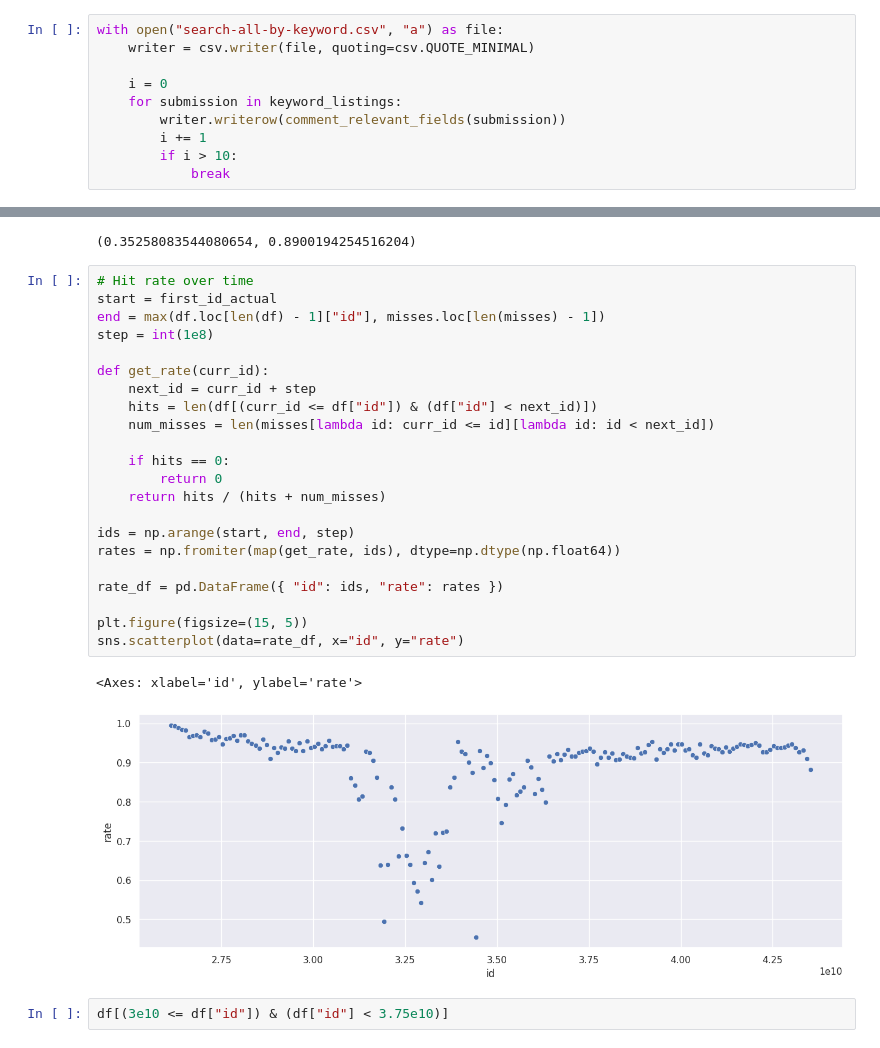
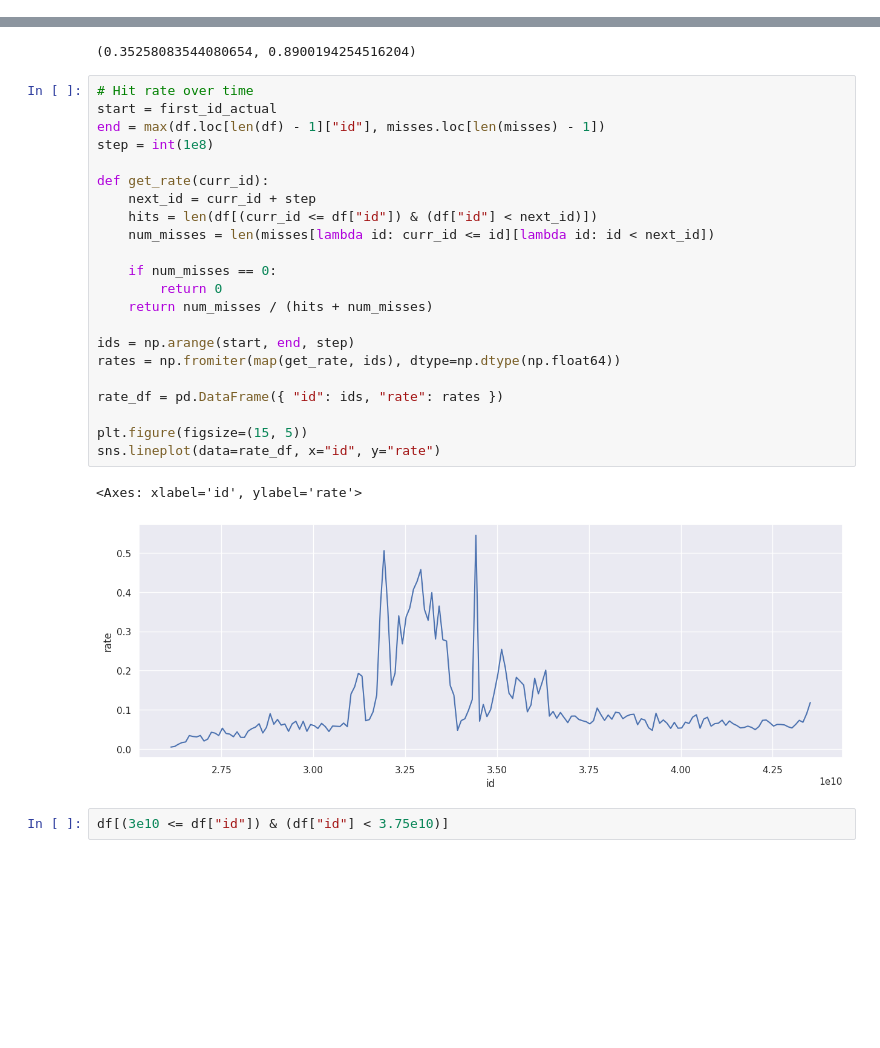
Before and after one commit to gems-cyberlang/cyberlang-learning, a Jupyter notebook: praw-comments-script/praw-playground.ipynb, the cells around one changed output, grey strips where cells are left out. Saved outputs shown, nothing was run; the diff lists cells and outputs as text; blank space fills up the shorter version.

```diff
--- a/praw-comments-script/praw-playground.ipynb
+++ b/praw-comments-script/praw-playground.ipynb
@@ -69,10 +59,0 @@ keyword_listings = search(
-# %%
-with open("search-all-by-keyword.csv", "a") as file:
-    writer = csv.writer(file, quoting=csv.QUOTE_MINIMAL)
-
-    i = 0
-    for submission in keyword_listings:
-        writer.writerow(comment_relevant_fields(submission))
-        i += 1
-        if i > 10:
-            break
@@ -427,28 +335,28 @@ all, exclude_invalid
 # %%
 # Hit rate over time
 start = first_id_actual
 end = max(df.loc[len(df) - 1]["id"], misses.loc[len(misses) - 1])
 step = int(1e8)
 
 def get_rate(curr_id):
     next_id = curr_id + step
     hits = len(df[(curr_id <= df["id"]) & (df["id"] < next_id)])
     num_misses = len(misses[lambda id: curr_id <= id][lambda id: id < next_id])
 
-    if hits == 0:
+    if num_misses == 0:
         return 0
-    return hits / (hits + num_misses)
+    return num_misses / (hits + num_misses)
 
 ids = np.arange(start, end, step)
 rates = np.fromiter(map(get_rate, ids), dtype=np.dtype(np.float64))
 
 rate_df = pd.DataFrame({ "id": ids, "rate": rates })
 
 plt.figure(figsize=(15, 5))
-sns.scatterplot(data=rate_df, x="id", y="rate")
+sns.lineplot(data=rate_df, x="id", y="rate")
 # %% [output]
 <Axes: xlabel='id', ylabel='rate'>
-[figure, old version]
+[figure, new version]
 # %%
 df[(3e10 <= df["id"]) & (df["id"] < 3.75e10)]
 # %% [output]
```
Also changed, not shown: parts of 16 cells of this notebook.
